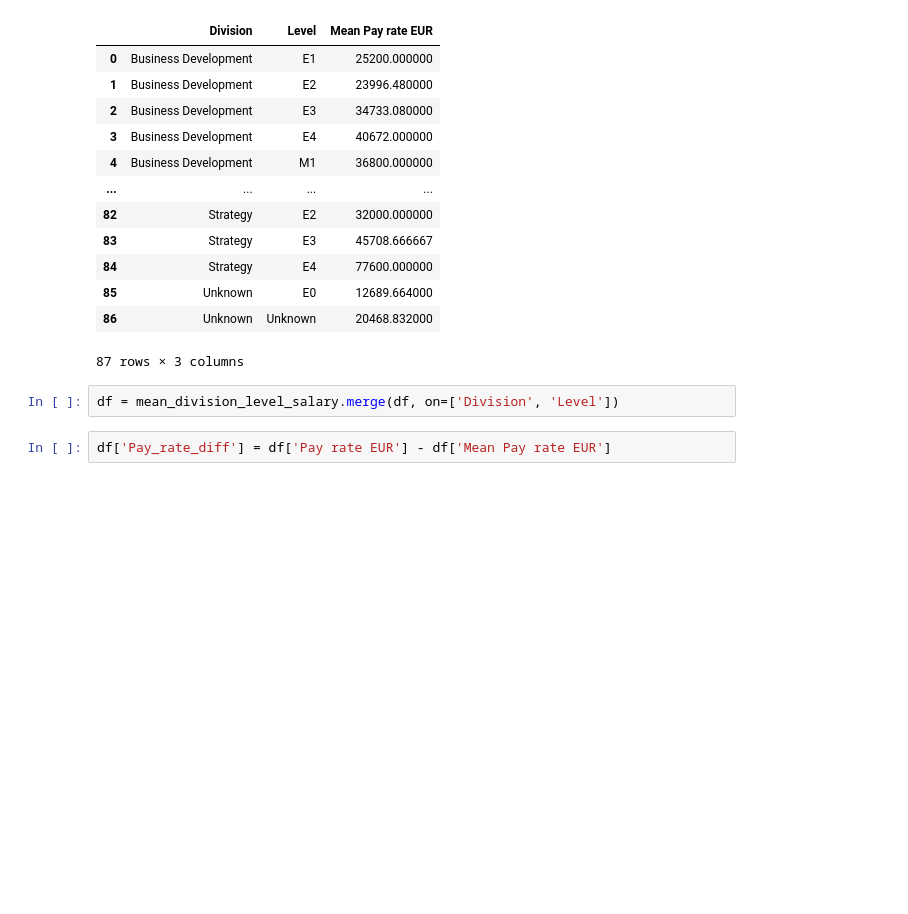
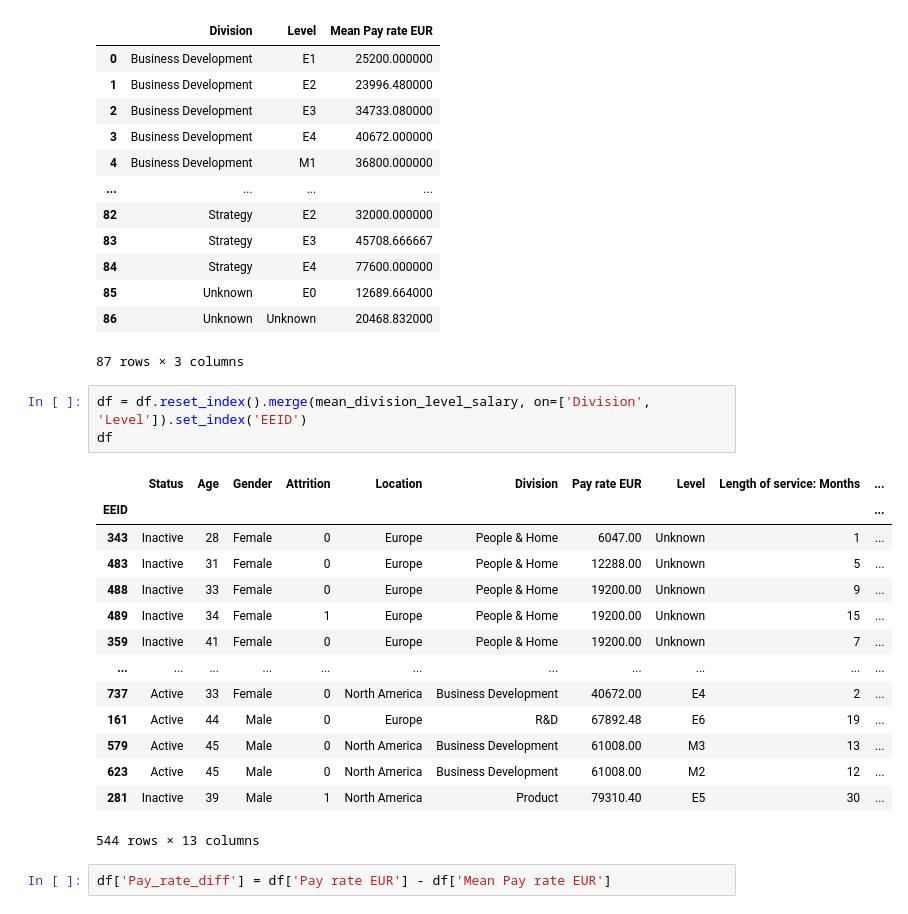
Before and after one commit to ta-datapt-bcn/project-statistical-analysis, a Jupyter notebook: julia-code.ipynb, the cells around one changed output. Drawn from its saved outputs; the diff is of its cells as text; blank space fills up the shorter version.

```diff
--- a/julia-code.ipynb
+++ b/julia-code.ipynb
@@ -713,7 +714,23 @@ mean_division_level_salary
 | 86 | Unknown | Unknown | 20468.832000 |
 87 rows × 3 columns
 # %%
-df = mean_division_level_salary.merge(df, on=['Division', 'Level'])
+df = df.reset_index().merge(mean_division_level_salary, on=['Division', 'Level']).set_index('EEID')
+df
+# %% [output]
+|  | Status | Age | Gender | Attrition | Location | Division | Pay rate EUR | Level | Length of service: Months | ... |
+| EEID |  |  |  |  |  |  |  |  |  | ... |
+| 343 | Inactive | 28 | Female | 0 | Europe | People & Home | 6047.00 | Unknown | 1 | ... |
+| 483 | Inactive | 31 | Female | 0 | Europe | People & Home | 12288.00 | Unknown | 5 | ... |
+| 488 | Inactive | 33 | Female | 0 | Europe | People & Home | 19200.00 | Unknown | 9 | ... |
+| 489 | Inactive | 34 | Female | 1 | Europe | People & Home | 19200.00 | Unknown | 15 | ... |
+| 359 | Inactive | 41 | Female | 0 | Europe | People & Home | 19200.00 | Unknown | 7 | ... |
+| ... | ... | ... | ... | ... | ... | ... | ... | ... | ... | ... |
+| 737 | Active | 33 | Female | 0 | North America | Business Development | 40672.00 | E4 | 2 | ... |
+| 161 | Active | 44 | Male | 0 | Europe | R&D | 67892.48 | E6 | 19 | ... |
+| 579 | Active | 45 | Male | 0 | North America | Business Development | 61008.00 | M3 | 13 | ... |
+| 623 | Active | 45 | Male | 0 | North America | Business Development | 61008.00 | M2 | 12 | ... |
+| 281 | Inactive | 39 | Male | 1 | North America | Product | 79310.40 | E5 | 30 | ... |
+544 rows × 13 columns
 # %%
 df['Pay_rate_diff'] = df['Pay rate EUR'] - df['Mean Pay rate EUR']
 # %%
```
Also changed, not shown: parts of 27 cells of this notebook, 1 other file.
